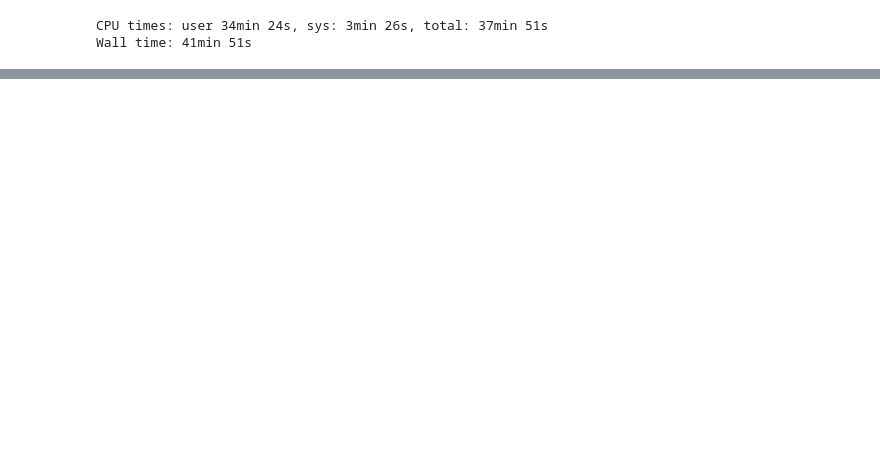
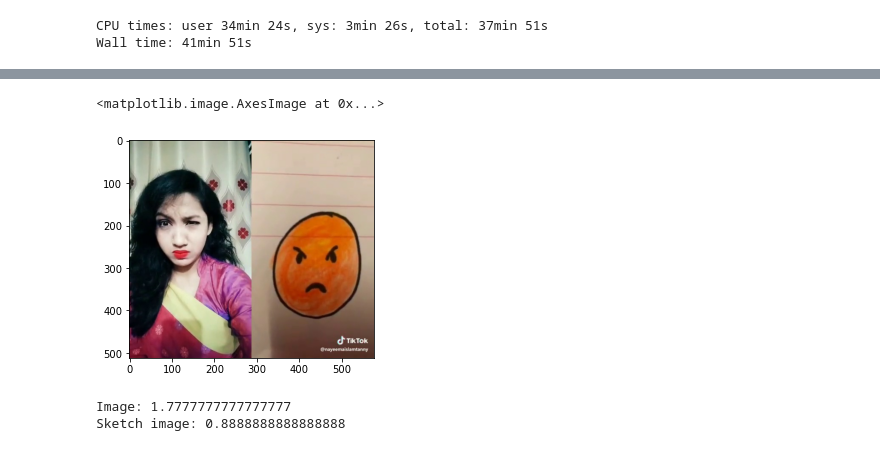
Before and after one commit to callanhoskins/emoji-gan, a Jupyter notebook: image_preprocess.ipynb, the cells around one changed output, grey strips where cells are left out. Drawn from its saved outputs; the diff is of its cells as text; code cells hidden in the pictures; blank space fills up the shorter version.

```diff
--- a/image_preprocess.ipynb
+++ b/image_preprocess.ipynb
@@ -95,0 +102,7 @@ Wall time: 41min 51s
+# %%
+sketch_image_file = 'emoji_challenge/angry_subset/6614506069496433926_frame_14.jpg'
+sketch_image = cv2.imread(sketch_image_file)[...,::-1]
+plt.imshow(sketch_image)
+# %% [output]
+<matplotlib.image.AxesImage at 0x...>
+[figure, added]
@@ -95,0 +123,6 @@ Wall time: 41min 51s
+# %%
+print(f'Image: {dimension_prop(image)}')
+print(f'Sketch image: {dimension_prop(sketch_image)}')
+# %% [output]
+Image: 1.7777777777777777
+Sketch image: 0.8888888888888888
```
Also changed, not shown: parts of 13 cells of this notebook, 1 other file.
